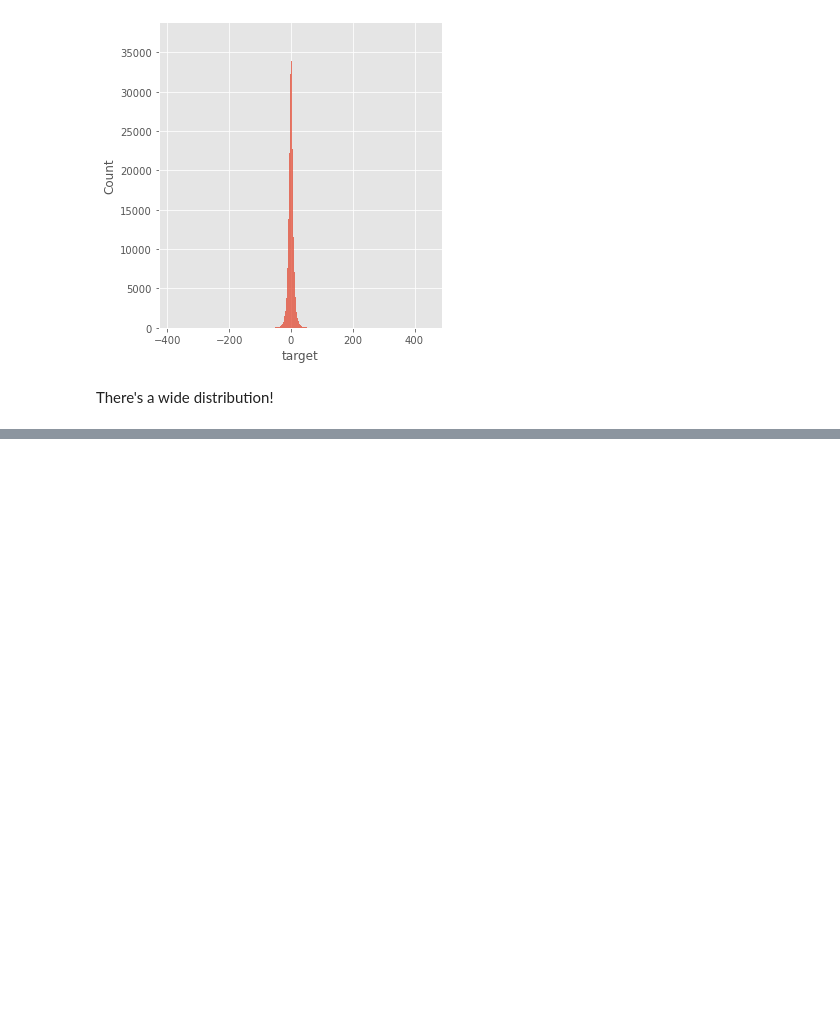
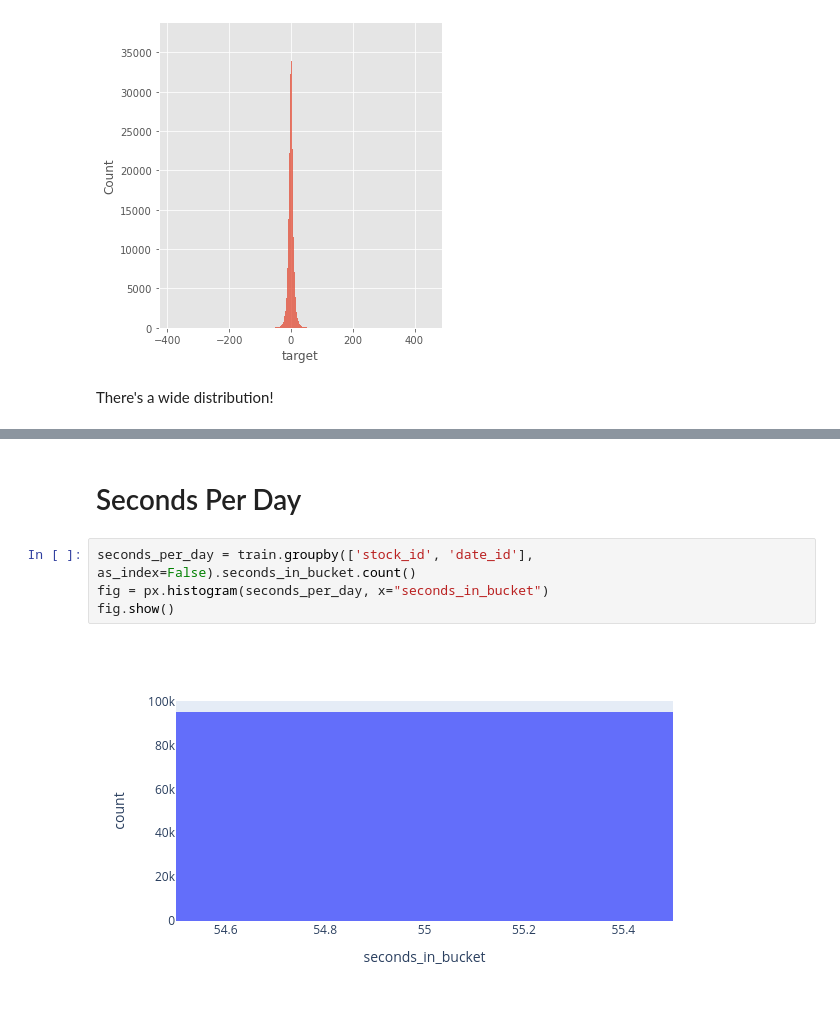
Before and after one commit to brendanfitz/kaggle, a Jupyter notebook: optiver-trading-at-the-close/Optiver EDA.ipynb, the cells around one changed output, grey strips where cells are left out. Cells and saved outputs as stored; diff of their text form; blank space fills up the shorter version.

```diff
--- a/optiver-trading-at-the-close/Optiver EDA.ipynb
+++ b/optiver-trading-at-the-close/Optiver EDA.ipynb
@@ -105,0 +130,8 @@ max            446.07
+# %% [markdown]
+# Seconds Per Day
+# %%
+seconds_per_day = train.groupby(['stock_id', 'date_id'], as_index=False).seconds_in_bucket.count()
+fig = px.histogram(seconds_per_day, x="seconds_in_bucket")
+fig.show()
+# %% [output]
+[figure, added]
```
Also changed, not shown: parts of 7 cells of this notebook, 1 other file.
